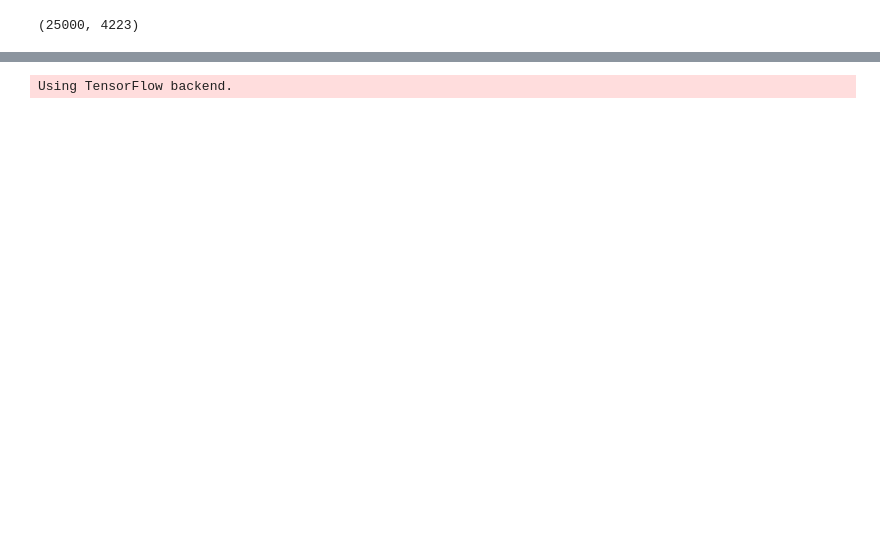
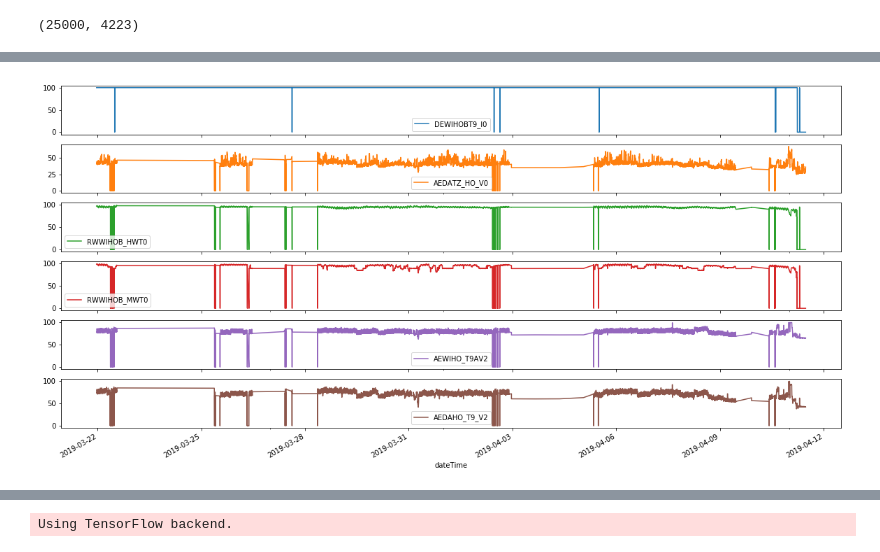
Before and after one commit to atifkarim/Time-Series-Forecasting-Using-Machine-Learning-Algorithm, a Jupyter notebook: CNN_LSTM.ipynb, the cells around one changed output, grey strips where cells are left out. Drawn from its saved outputs; the diff is of its cells as text; code cells hidden in the pictures; blank space fills up the shorter version.

```diff
--- a/CNN_LSTM.ipynb
+++ b/CNN_LSTM.ipynb
@@ -9,7 +9,8 @@ import datetime
 from matplotlib.pylab import rcParams
 rcParams['figure.figsize'] = 20, 10
 # %%
-test= pd.read_csv('/media/atif/BE0E05910E0543BD/University of Bremen MSc/masters_thesis/IAT_sebastian/dataset_26_april_3.csv')
+# test= pd.read_csv('/media/atif/BE0E05910E0543BD/University of Bremen MSc/masters_thesis/IAT_sebastian/dataset_26_april_3.csv')
+test=pd.read_csv('E:/University of Bremen MSc/masters_thesis/IAT_sebastian/dataset_26_april_3.csv')
 # %%
 longTime=test.loc[0:,['longTime']]
 longTime=longTime.as_matrix()
@@ -41,3 +42,9 @@ test_new.shape #ROWS, COLUMNS
 (25000, 4223)
 # %%
 test_new = test_new.set_index('dateTime') # make dataTime column as index of the dataframe test_new
+# %%
+multivariate_column_label=['DEWIHOBT9_I0','AEDATZ_HO_V0','RWWIHOB_HWT0','RWWIHOB_MWT0',
+                        'AEWIHO_T9AV2','AEDAHO_T9_V2'] # choose column with which the following work will be conducted
+
+size_column = len(multivariate_column_label)
+print(size_column)
@@ -43,0 +53,4 @@ test_new = test_new.set_index('dateTime') # make dataTime column as index of the
+# %%
+multivariate_data=test_new.iloc[500:18000][multivariate_column_label]
+multivariate_data=multivariate_data.loc[::-1]
+print(multivariate_data.head())
@@ -64,0 +84,8 @@ dateTime
+# %%
+ax = multivariate_data.plot(subplots=True, layout=(size_column,1))
+plt.rcParams['figure.figsize'] =(20,40)
+# plt.savefig('E:/University of Bremen MSc/masters_thesis/forecasting_sensor_data_Salzgitter_AG/images_from_training/multivariate_data_regression.png')
+plt.rcParams['figure.figsize'] =(20,10)
+plt.show()
+# %% [output]
+[figure, added]
```
Also changed, not shown: parts of 29 cells of this notebook.
